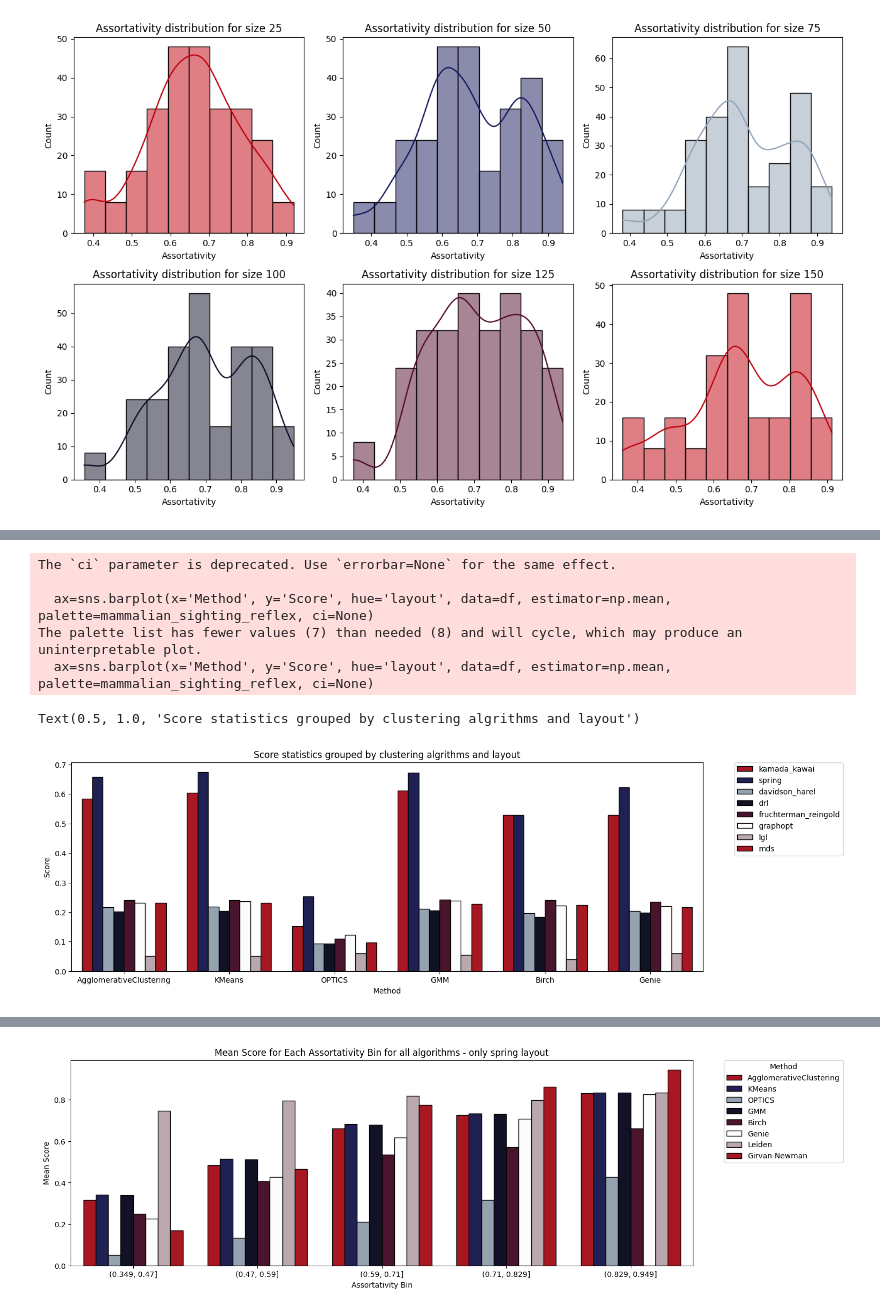
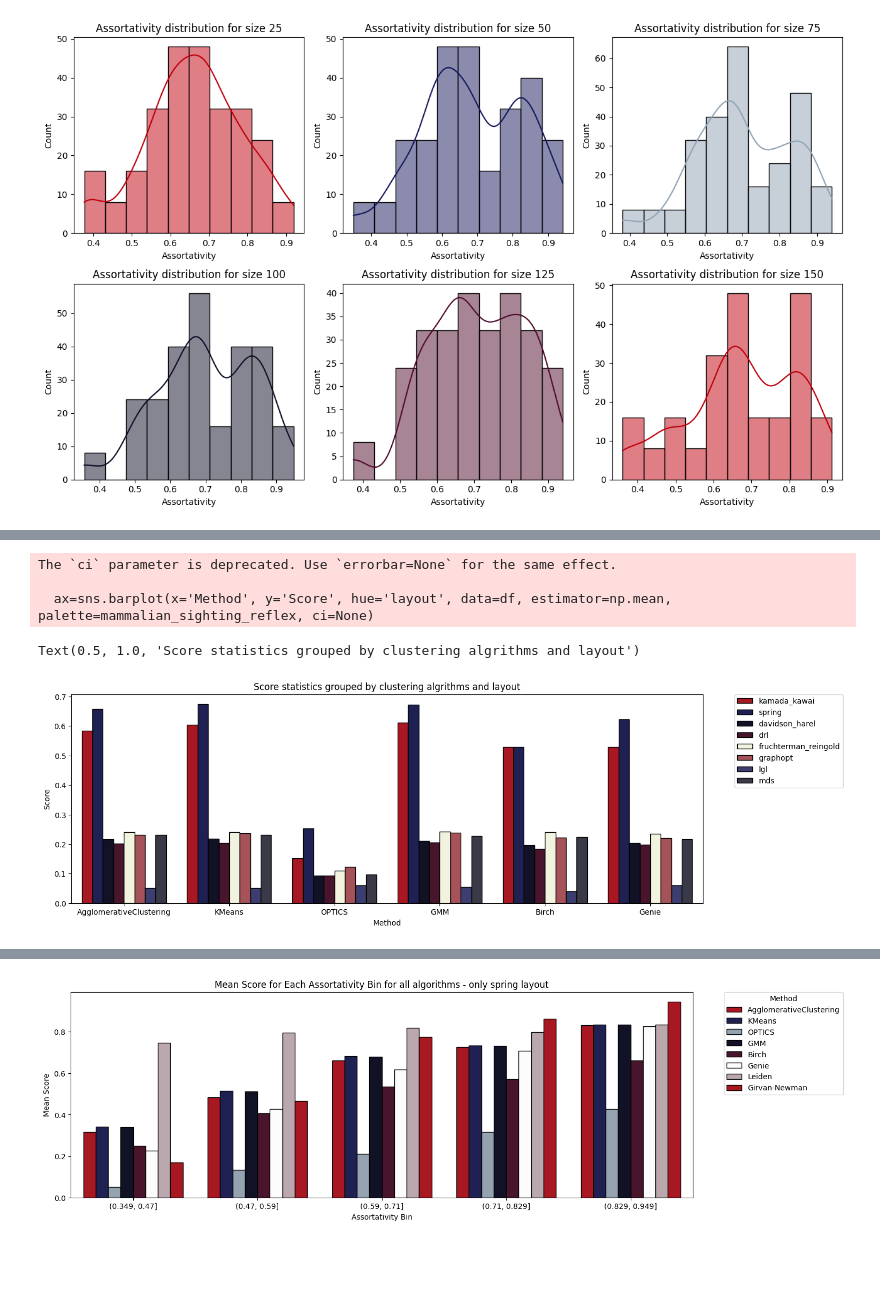
Before and after one commit to ARUMHC/Geometric-Properties-of-Graph-Visualization-Methods, a Jupyter notebook: code/ANALYSIS_whole_experiment_data.ipynb, the cells around one changed output, grey strips where cells are left out. Saved outputs shown, nothing was run; the diff lists cells and outputs as text; code cells hidden in the pictures; blank space fills up the shorter version.

```diff
--- a/code/ANALYSIS_whole_experiment_data.ipynb
+++ b/code/ANALYSIS_whole_experiment_data.ipynb
@@ -33,8 +45,11 @@ import seaborn as sns
 import matplotlib.pyplot as plt
 
 # Define a custom color palette
-wake_up_and_its_over = ['#62B8CE','#605E04', '#E5510D','#885B59','#892203']
-mammalian_sighting_reflex = ['#C0000D','#17195C','#91A3B5','#0F0F29','#510C2D','#FCFCFC', '#bda5ad']
+# wake_up_and_its_over = ['#62B8CE','#605E04', '#E5510D','#885B59','#892203']
+# mammalian_sighting_reflex = ['#C0000D','#17195C','#91A3B5','#0F0F29','#510C2D','#FCFCFC', '#bda5ad']
+# mammalian_sighting_reflex = ['#C0000D','#17195C','#91A3B5','#0F0F29','#510C2D','#FCFCFC', '#bda5ad']
+mammalian_sighting_reflex = ['#C0000D','#17195C','#0F0F29','#510C2D','#F5F7DA', '#B3444C', '#343679', '#373749']
+
 
 sns.set_palette(mammalian_sighting_reflex)
 
@@ -97,3 +112,16 @@ plt.tight_layout()
 plt.show()
 # %% [output]
 [figure]
+# %%
+
+desired_method_order = ['AgglomerativeClustering', 'KMeans', 'OPTICS', 'GMM', 'Birch', 'Genie', 'Leiden', 'Girvan-Newman']
+# df = melted_data[melted_data['layout'] == 'spring']
+melted_data['Method'] = pd.Categorical(melted_data['Method'], categories=desired_method_order, ordered=True)
+
+melted_data = melted_data.sort_values(by='Method')
+plt.figure(figsize=(13, 6))
+sns.boxplot(x="Method", y="Score", data=melted_data, color='#510C2D')
+#TODO color community detection differently
+#TODO dodac komentarz zeby to lusteriing + layout
+
+plt.show()
@@ -100,33 +143,32 @@ plt.show()
 # %%
 import numpy as np
 plt.figure(figsize=(15, 5))
 
 desired_layout_order = ['kamada_kawai', 'spring', 'davidson_harel', 'drl', 'fruchterman_reingold', 'graphopt', 'lgl', 'mds']
 
 layout_order_mapping = {layout: i for i, layout in enumerate(desired_layout_order)}
 
 melted_data['layout_order'] = melted_data['layout'].map(layout_order_mapping)
 melted_data = melted_data.sort_values(by='layout_order')
 melted_data = melted_data.drop(columns=['layout_order'])
 
 df = melted_data[~melted_data['Method'].isin(['Leiden', 'Girvan-Newman'])]
 
 # ===
 # df = melted_data[~melted_data['Method'].isin(['Leiden', 'Girvan-Newman'])]
-
+# bda5ad
+mammalian_sighting_reflex = ['#C0000D','#17195C','#0F0F29','#510C2D','#F5F7DA', '#B3444C', '#343679', '#373749']
 
 ax=sns.barplot(x='Method', y='Score', hue='layout', data=df, estimator=np.mean, palette=mammalian_sighting_reflex, ci=None)
 # general_avg = subset.groupby('layout_name')['abs_diff'].mean().reset_index()
 for patch in ax.patches:
     patch.set_edgecolor('black')
     patch.set_linewidth(1)  # Optional: set the width of the edge
 ax.legend(bbox_to_anchor=(1.05, 1), loc='upper left', borderaxespad=0.)
 plt.title('Score statistics grouped by clustering algrithms and layout')
 # %% [output]
 The `ci` parameter is deprecated. Use `errorbar=None` for the same effect.
 
   ax=sns.barplot(x='Method', y='Score', hue='layout', data=df, estimator=np.mean, palette=mammalian_sighting_reflex, ci=None)
-The palette list has fewer values (7) than needed (8) and will cycle, which may produce an uninterpretable plot.
-  ax=sns.barplot(x='Method', y='Score', hue='layout', data=df, estimator=np.mean, palette=mammalian_sighting_reflex, ci=None)
 Text(0.5, 1.0, 'Score statistics grouped by clustering algrithms and layout')
-[figure, old version]
+[figure, new version]
```
Also changed, not shown: parts of 14 cells of this notebook, 16 other files.
